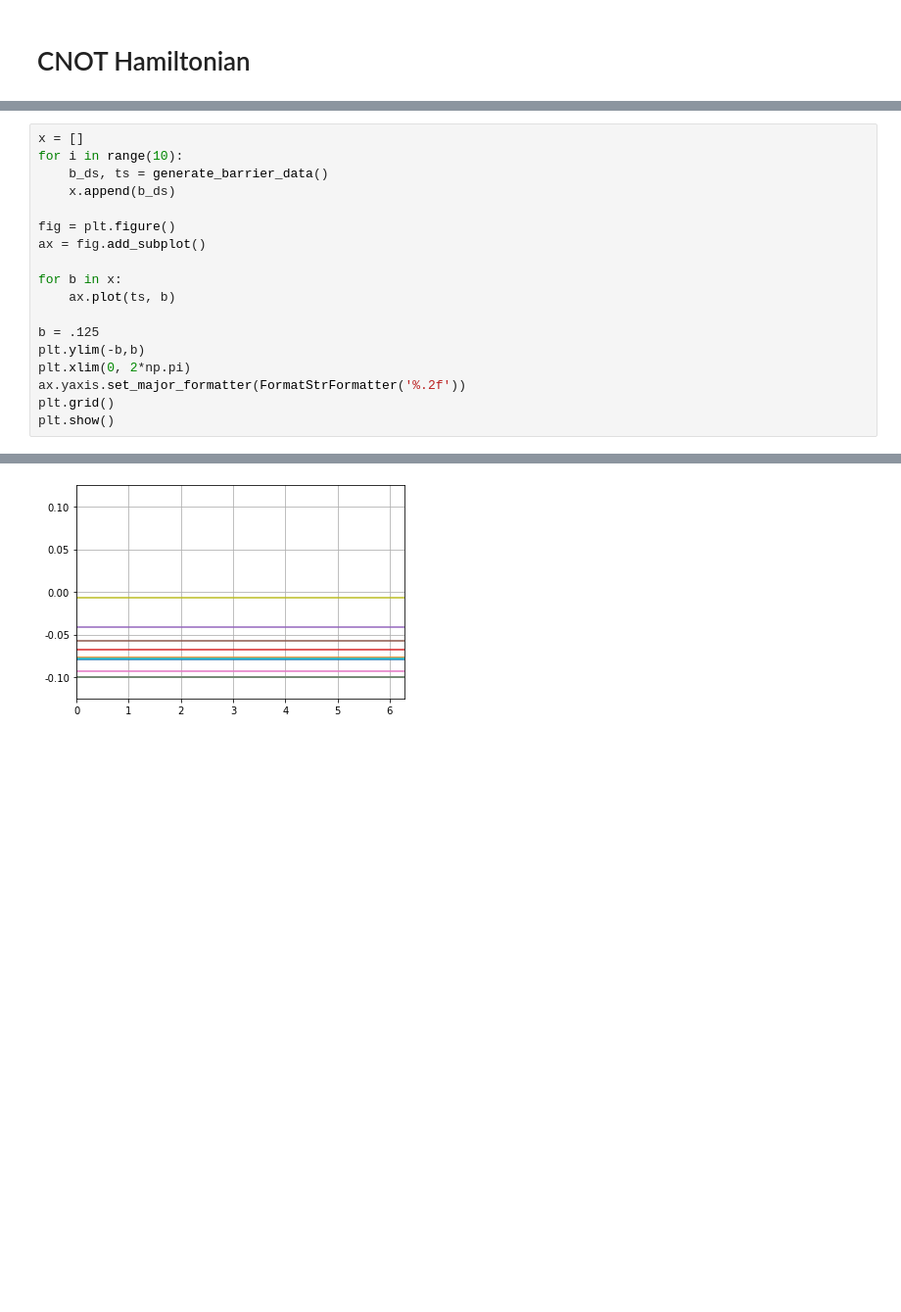
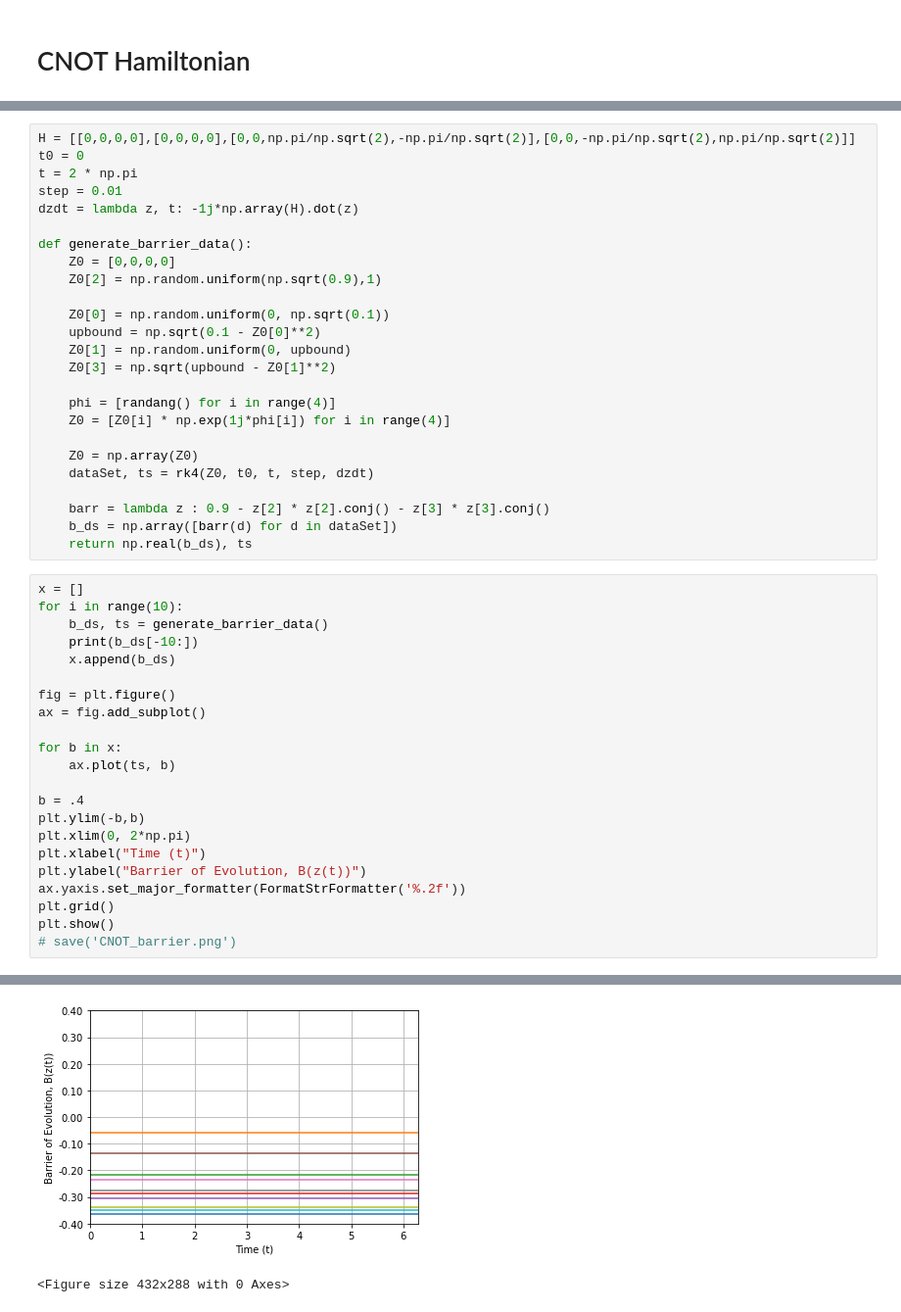
Before and after one commit to marco-lewis/quantum-barrier-certificates, a Jupyter notebook: experiments/diagrams.ipynb, the cells around one changed output, grey strips where cells are left out. Shown at 98% size. Saved outputs shown, nothing was run; the diff lists cells and outputs as text; blank space fills up the shorter version.

```diff
--- a/experiments/diagrams.ipynb
+++ b/experiments/diagrams.ipynb
@@ -391,10 +392,36 @@ def generate_barrier_data():
     barr = lambda z : 0.9 - z[2] * z[2].conj() - z[3] * z[3].conj()
     b_ds = np.array([barr(d) for d in dataSet])
     return np.real(b_ds), ts
+# %%
+H = [[0,0,0,0],[0,0,0,0],[0,0,np.pi/np.sqrt(2),-np.pi/np.sqrt(2)],[0,0,-np.pi/np.sqrt(2),np.pi/np.sqrt(2)]]
+t0 = 0
+t = 2 * np.pi
+step = 0.01
+dzdt = lambda z, t: -1j*np.array(H).dot(z)
+
+def generate_barrier_data():
+    Z0 = [0,0,0,0]
+    Z0[2] = np.random.uniform(np.sqrt(0.9),1)
+
+    Z0[0] = np.random.uniform(0, np.sqrt(0.1))
+    upbound = np.sqrt(0.1 - Z0[0]**2)
+    Z0[1] = np.random.uniform(0, upbound)
+    Z0[3] = np.sqrt(upbound - Z0[1]**2)
+
+    phi = [randang() for i in range(4)]
+    Z0 = [Z0[i] * np.exp(1j*phi[i]) for i in range(4)]
+
+    Z0 = np.array(Z0)
+    dataSet, ts = rk4(Z0, t0, t, step, dzdt)
+
+    barr = lambda z : 0.9 - z[2] * z[2].conj() - z[3] * z[3].conj()
+    b_ds = np.array([barr(d) for d in dataSet])
+    return np.real(b_ds), ts
 # %%
 x = []
 for i in range(10):
     b_ds, ts = generate_barrier_data()
+    print(b_ds[-10:])
     x.append(b_ds)
 
 fig = plt.figure()
@@ -403,10 +430,13 @@ ax = fig.add_subplot()
 for b in x:
     ax.plot(ts, b)
 
-b = .125
+b = .4
 plt.ylim(-b,b)
 plt.xlim(0, 2*np.pi)
+plt.xlabel("Time (t)")
+plt.ylabel("Barrier of Evolution, B(z(t))")
 ax.yaxis.set_major_formatter(FormatStrFormatter('%.2f'))
 plt.grid()
 plt.show()
+# save('CNOT_barrier.png')
 # %% [output]
@@ -413 +463,2 @@ plt.show()
-[figure, old version]
+[figure, new version]
+<Figure size 432x288 with 0 Axes>
```
Also changed, not shown: parts of 7 cells of this notebook, 2 other files.
